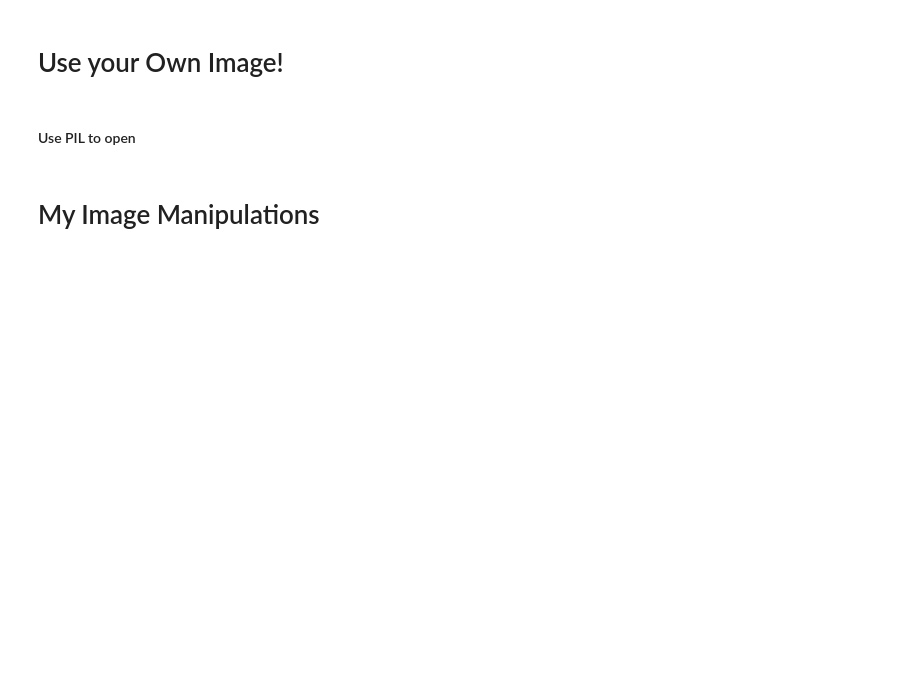
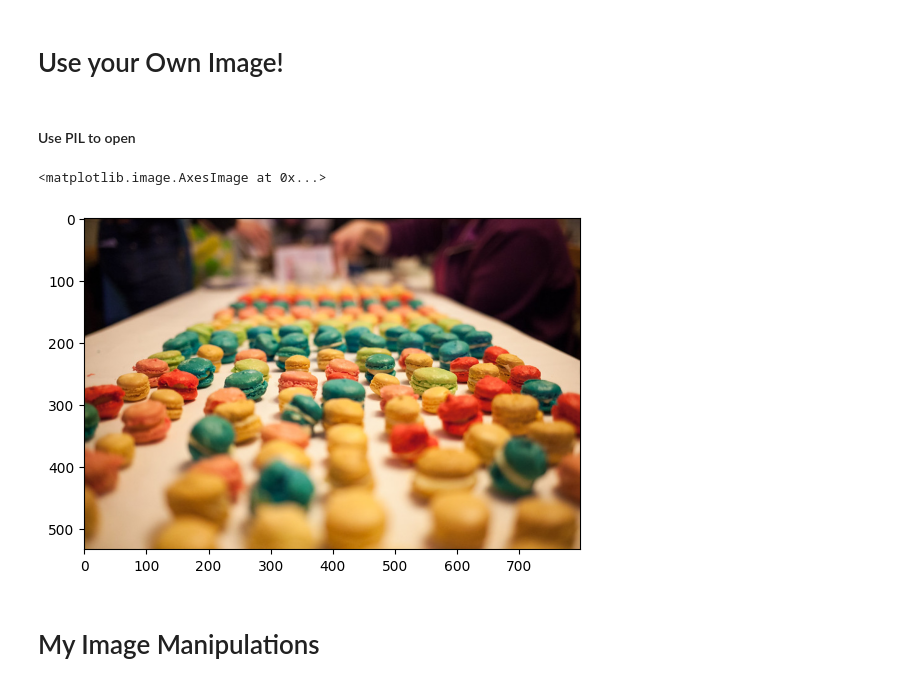
Before and after one commit to liamfrager/Python-Practice, a Jupyter notebook: 77 NumPy Computation/Computation_with_NumPy_and_N_Dimensional_Arrays_(start).ipynb, the cells around one changed output. Drawn from its saved outputs; the diff is of its cells as text; code cells hidden in the pictures; blank space fills up the shorter version.

```diff
--- a/77 NumPy Computation/Computation_with_NumPy_and_N_Dimensional_Arrays_(start).ipynb
+++ b/77 NumPy Computation/Computation_with_NumPy_and_N_Dimensional_Arrays_(start).ipynb
@@ -309,6 +309,10 @@ img_array = np.array(my_img)
 # %%
 raccoon = img[:533, :799]
 macarons = img_array
+plt.imshow(macarons)
+# %% [output]
+<matplotlib.image.AxesImage at 0x...>
+[figure, added]
 # %% [markdown]
 # My Image Manipulations
 # %%
```
